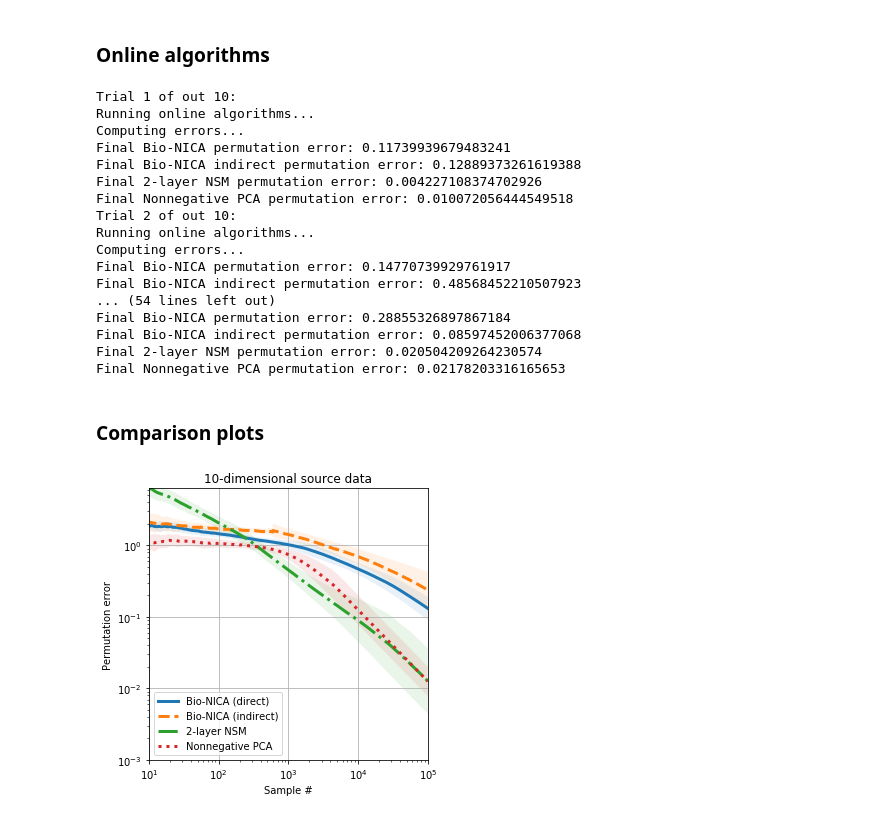
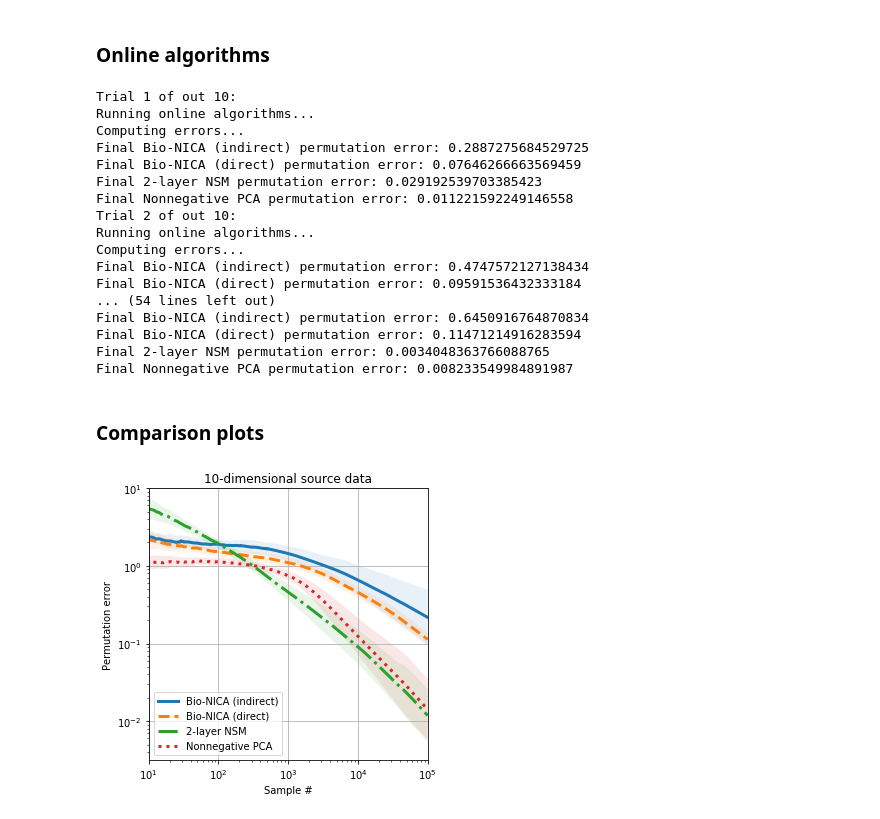
Before and after one commit to flatironinstitute/bio-nica, a Jupyter notebook: demo_synthetic.ipynb, the cells around one changed output. Drawn from its saved outputs; the diff is of its cells as text; code cells hidden in the pictures.

```diff
--- a/demo_synthetic.ipynb
+++ b/demo_synthetic.ipynb
@@ -25,8 +25,8 @@ samples = S.shape[1]
 # %%
 trials = 10 # set the number of trials
 
-bionica_err = np.zeros((trials,samples))
 bionica_indirect_err = np.zeros((trials,samples))
+bionica_direct_err = np.zeros((trials,samples))
 nsm_err = np.zeros((trials,samples))
 npca_err = np.zeros((trials,samples))
 # %%
@@ -46,12 +46,12 @@ for i_trial in range(trials):
 
     n_dim = s_dim
 
-    bionica = bio_nica(s_dim, x_dim, dataset)
-    bionica_indirect = bio_nica_indirect(s_dim, x_dim, n_dim, eta0=1e-2, decay=1e-3, tau=0.5)
+    bionica_indirect = bio_nica_indirect(s_dim, x_dim, n_dim, dataset)
+    bionica_direct = bio_nica_direct(s_dim, x_dim, dataset)
     nsm = two_layer_nsm(s_dim, x_dim, dataset)
     npca = nonnegative_pca(s_dim, x_dim, dataset)
 
-    bionica_Y = np.zeros((s_dim,samples))
+    bionica_direct_Y = np.zeros((s_dim,samples))
     bionica_indirect_Y = np.zeros((s_dim,samples))
     nsm_Y = np.zeros((s_dim,samples))
     npca_Y = np.zeros((s_dim,samples))
@@ -63,8 +63,8 @@ for i_trial in range(trials):
         x = X[:,idx[i_sample]]
         x_white = X_white[:,idx[i_sample]]
 
-        bionica_Y[:,i_sample] = bionica.fit_next(x)
         bionica_indirect_Y[:,i_sample] = bionica_indirect.fit_next(x)
+        bionica_direct_Y[:,i_sample] = bionica_direct.fit_next(x)
         nsm_Y[:,i_sample] = nsm.fit_next(x)
         npca_Y[:,i_sample] = npca.fit_next(x_white)
 
@@ -72,11 +72,10 @@ for i_trial in range(trials):
 
         if i_sample==100:
             for j in range(s_dim):
-                if bionica_Y[j,0:i_sample].sum()==0:
-                    bionica.flip_weights(j)
                 if bionica_indirect_Y[j,0:i_sample].sum()==0:
-                    print('Flip')
                     bionica_indirect.flip_weights(j)
+                if bionica_direct_Y[j,0:i_sample].sum()==0:
+                    bionica_direct.flip_weights(j)
                 if nsm_Y[j,0:i_sample].sum()==0:
                     nsm.flip_weights(j)
                 if npca_Y[j,0:i_sample].sum()==0:
@@ -84,61 +83,61 @@ for i_trial in range(trials):
 
     print('Computing errors...')
 
-    bionica_err[i_trial,:] = permutation_error(S[:,idx],bionica_Y)
     bionica_indirect_err[i_trial,:] = permutation_error(S[:,idx],bionica_indirect_Y)
+    bionica_direct_err[i_trial,:] = permutation_error(S[:,idx],bionica_direct_Y)
     nsm_err[i_trial,:] = permutation_error(S[:,idx],nsm_Y)
     npca_err[i_trial,:] = permutation_error(S[:,idx],npca_Y)
 
-    print(f'Final Bio-NICA permutation error: {bionica_err[i_trial,-1]}')
-    print(f'Final Bio-NICA indirect permutation error: {bionica_indirect_err[i_trial,-1]}')
+    print(f'Final Bio-NICA (indirect) permutation error: {bionica_indirect_err[i_trial,-1]}')
+    print(f'Final Bio-NICA (direct) permutation error: {bionica_direct_err[i_trial,-1]}')
     print(f'Final 2-layer NSM permutation error: {nsm_err[i_trial,-1]}')
     print(f'Final Nonnegative PCA permutation error: {npca_err[i_trial,-1]}')
 # %% [output]
 Trial 1 of out 10:
 Running online algorithms...
 Computing errors...
-Final Bio-NICA permutation error: 0.11739939679483241
-Final Bio-NICA indirect permutation error: 0.12889373261619388
-Final 2-layer NSM permutation error: 0.004227108374702926
-Final Nonnegative PCA permutation error: 0.010072056444549518
+Final Bio-NICA (indirect) permutation error: 0.2887275684529725
+Final Bio-NICA (direct) permutation error: 0.07646266663569459
+Final 2-layer NSM permutation error: 0.029192539703385423
+Final Nonnegative PCA permutation error: 0.011221592249146558
 Trial 2 of out 10:
 Running online algorithms...
 Computing errors...
-Final Bio-NICA permutation error: 0.14770739929761917
-Final Bio-NICA indirect permutation error: 0.48568452210507923
+Final Bio-NICA (indirect) permutation error: 0.4747572127138434
+Final Bio-NICA (direct) permutation error: 0.09591536432333184
 ... (54 lines left out)
-Final Bio-NICA permutation error: 0.28855326897867184
-Final Bio-NICA indirect permutation error: 0.08597452006377068
-Final 2-layer NSM permutation error: 0.020504209264230574
-Final Nonnegative PCA permutation error: 0.02178203316165653
+Final Bio-NICA (indirect) permutation error: 0.6450916764870834
+Final Bio-NICA (direct) permutation error: 0.11471214916283594
+Final 2-layer NSM permutation error: 0.0034048363766088765
+Final Nonnegative PCA permutation error: 0.008233549984891987
 # %% [markdown]
 ### Comparison plots
 # %%
 linewidth = 3
 
 t = list(range(samples))
 
 fig = plt.figure(figsize=(5,5))
 
 ax = plt.subplot(1, 1, 1)
 
-add_fill_lines(ax, t, bionica_err, plot_kwargs={'ls': '-', 'lw': linewidth, 'label': 'Bio-NICA (direct)'})
-add_fill_lines(ax, t, bionica_indirect_err, plot_kwargs={'ls': '--', 'lw': linewidth, 'label': 'Bio-NICA (indirect)'})
+add_fill_lines(ax, t, bionica_indirect_err, plot_kwargs={'ls': '-', 'lw': linewidth, 'label': 'Bio-NICA (indirect)'})
+add_fill_lines(ax, t, bionica_direct_err, plot_kwargs={'ls': '--', 'lw': linewidth, 'label': 'Bio-NICA (direct)'})
 add_fill_lines(ax, t, nsm_err, plot_kwargs={'ls': '-.', 'lw': linewidth, 'label': '2-layer NSM'})
 add_fill_lines(ax, t, npca_err, plot_kwargs={'ls': ':', 'lw': linewidth, 'label': 'Nonnegative PCA'})
 
 ax.loglog()
 
 plt.title(f"{s_dim}-dimensional source data")
 plt.grid()
 plt.legend(loc = 'lower left')
 plt.xlabel('Sample #')
 plt.ylabel('Permutation error')
 plt.xlim((10,samples))
 # plt.ylim(bottom=10**-4,)
-plt.ylim(10**-3,10**.8)
+plt.ylim(10**-2.5,10**1)
 
-# plt.savefig(f'plots/{dataset}.png', dpi=300, transparent='true', bbox_inches='tight')
-plt.show()
+plt.savefig(f'plots/{dataset}.png', dpi=300, transparent='true', bbox_inches='tight')
+# plt.show()
 # %% [output]
-[figure, old version]
+[figure, new version]
```
Also changed, not shown: parts of 1 cell of this notebook, 5 other files.
